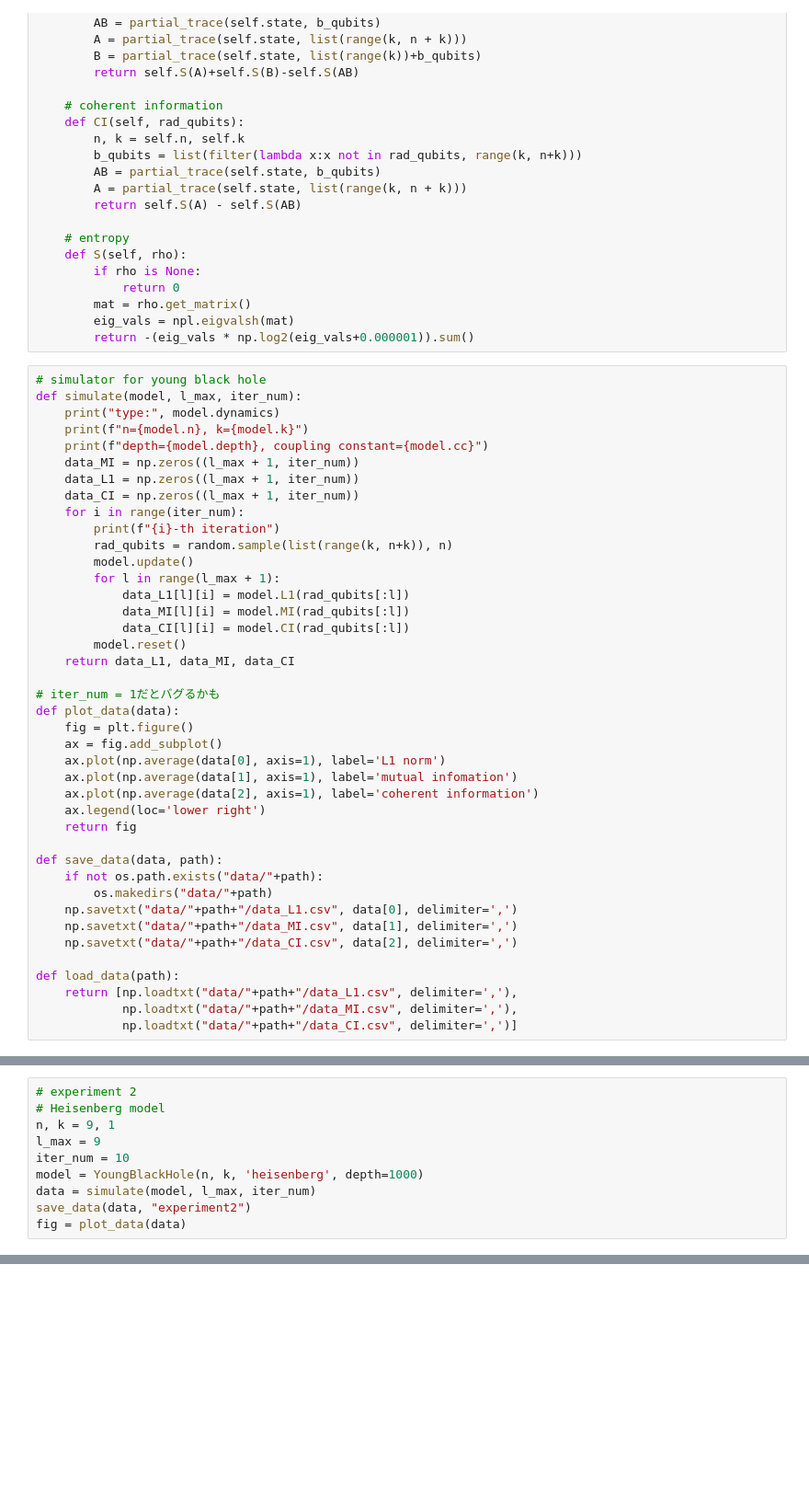
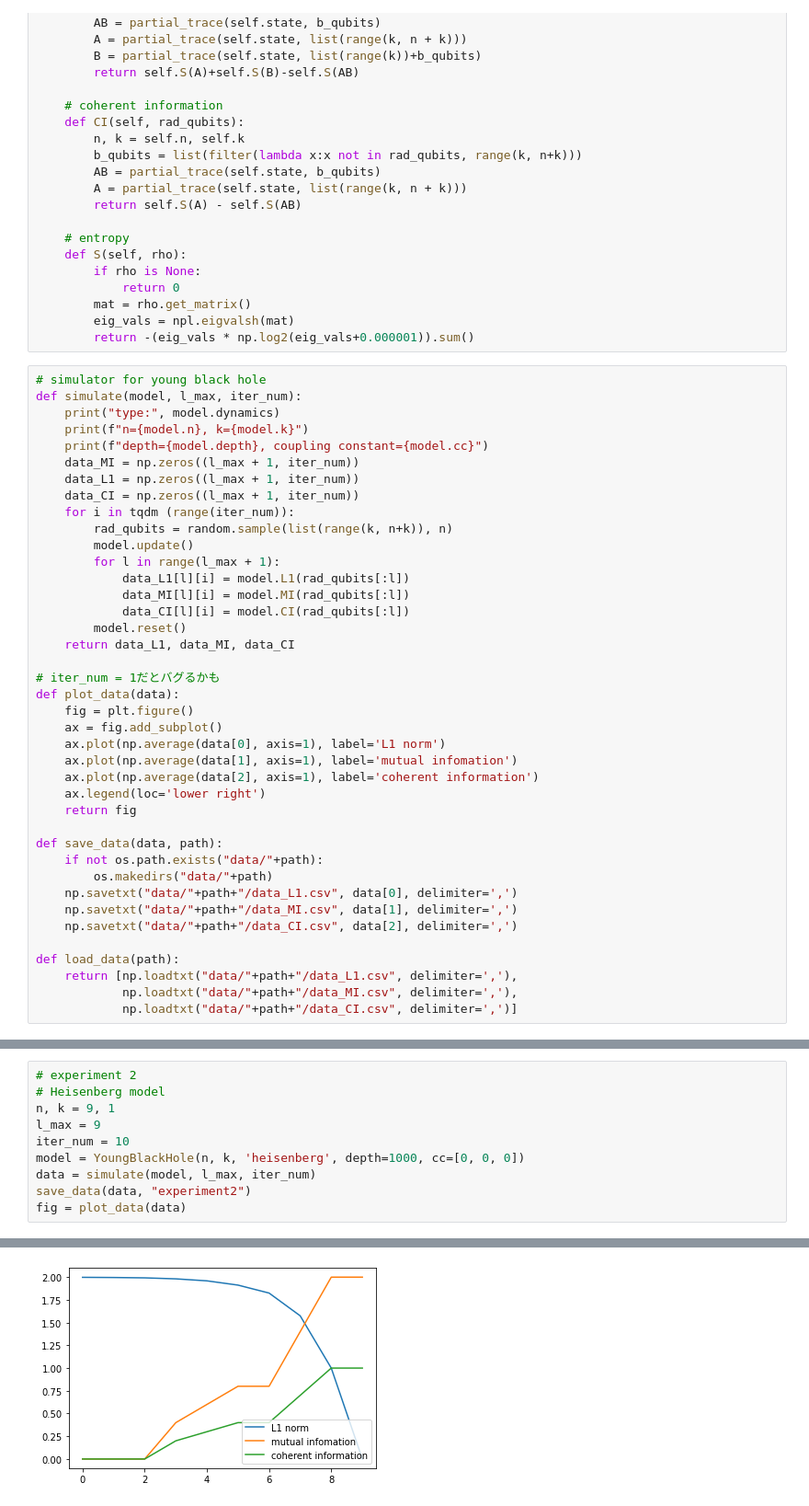
Before and after one commit to masayoshi64/physics-seminar-2021-poster, a Jupyter notebook: hayden_preskill_blackhole.ipynb, the cells around one changed output, grey strips where cells are left out. Shown at 92% size. Drawn from its saved outputs; the diff is of its cells as text; blank space fills up the shorter version.

Commit message:
use tqdm

```diff
--- a/hayden_preskill_blackhole.ipynb
+++ b/hayden_preskill_blackhole.ipynb
@@ -141,8 +142,7 @@ def simulate(model, l_max, iter_num):
     data_MI = np.zeros((l_max + 1, iter_num))
     data_L1 = np.zeros((l_max + 1, iter_num))
     data_CI = np.zeros((l_max + 1, iter_num))
-    for i in range(iter_num):
-        print(f"{i}-th iteration")
+    for i in tqdm (range(iter_num)):
         rad_qubits = random.sample(list(range(k, n+k)), n)
         model.update()
         for l in range(l_max + 1):
@@ -198,7 +196,7 @@ Error: drop_qubit(const QuantumState*, std::vector<UINT>): invalid qubit count
 n, k = 9, 1
 l_max = 9
 iter_num = 10
-model = YoungBlackHole(n, k, 'heisenberg', depth=1000)
+model = YoungBlackHole(n, k, 'heisenberg', depth=1000, cc=[0, 0, 0])
 data = simulate(model, l_max, iter_num)
 save_data(data, "experiment2")
 fig = plot_data(data)
@@ -222,3 +217,4 @@ Error: drop_qubit(const QuantumState*, std::vector<UINT>): invalid qubit count
+[figure, added]
 # %%
 # experiment 3
 # 4-body Heisenberg model
```
Also changed, not shown: parts of 4 cells of this notebook, 6 other files.
